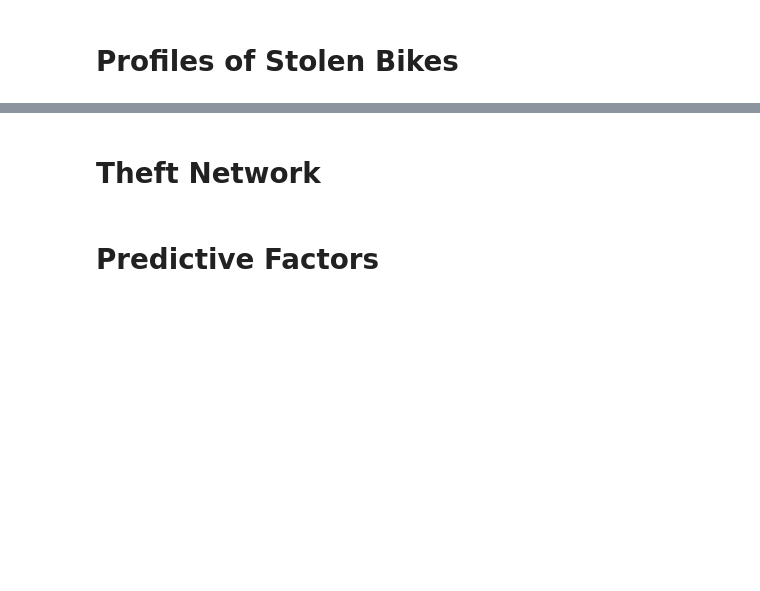
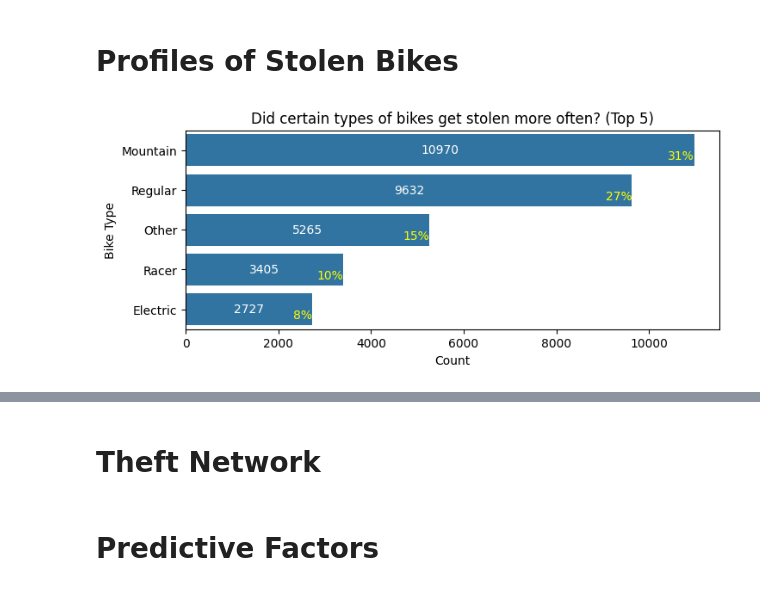
Before and after one commit to kvlrdhrs/Analysis-of-Bicycle-Thefts-in-Toronto, a Jupyter notebook: code.ipynb, the cells around one changed output, grey strips where cells are left out. Drawn from its saved outputs; the diff is of its cells as text; code cells hidden in the pictures; blank space fills up the shorter version.

```diff
--- a/code.ipynb
+++ b/code.ipynb
@@ -250,23 +250,17 @@ plt.show()
 # %% [markdown]
 # Geographical Analysis
 # %%
-import pandas as pd
 import folium
 from folium.plugins import HeatMap
 from geopy.geocoders import Nominatim
 
-# Отбросим пустые значения
-df.dropna(subset=['LONG_WGS84', 'LAT_WGS84'], inplace=True)
+df_map = df.dropna(subset=['LONG_WGS84', 'LAT_WGS84'])
 
-# Ограничим год с 2014
-df = df[df['OCC_YEAR'] >= 2014]
+df_map = df_map[df_map['OCC_YEAR'] >= 2014]
 
-# Создадим карту Торонто с помощью folium
-toronto_map = folium.Map(location=[43.7, -79.4], zoom_start=11)
+toronto_map1 = folium.Map(location=[43.7, -79.4], zoom_start=11)
 
-# Группируем данные по координатам и подсчитываем количество записей в каждой группе
-coordinates = df[['LAT_WGS84', 'LONG_WGS84']]
+coordinates = df_map[['LAT_WGS84', 'LONG_WGS84']]
 coordinates_counts = coordinates.groupby(coordinates.columns.tolist()).size().reset_index()
 coordinates_counts.columns = ['LAT_WGS84', 'LONG_WGS84', 'Count']
 
-# Создаем тепловую карту на основе координат и их подсчетов
@@ -274,4 +268,3 @@
-HeatMap(heat_data, radius=15).add_to(toronto_map)  # Устанавливаем радиус вручную
+HeatMap(heat_data, radius=15).add_to(toronto_map1)
 
-# Отображаем карту
-toronto_map.save('toronto_heatmap.html')
+toronto_map1.save('toronto_heatmap1.html')
@@ -289,23 +296,26 @@ df.replace({'BIKE_TYPE': {'BM':'BMX', 'EL':'Electric', 'FO':'Folding', 'MT':'Mou
 # %%
 # Excluding uncategorized and unknown types, mountain bikes, regular bikes, and racer bikes are the most frequently stolen.
 
 # Get top 5 bike types
 top_bike_types = df['BIKE_TYPE'].value_counts().nlargest(5)
 
 # Calculate percentage of all thefts
 total_thefts = df['BIKE_TYPE'].value_counts().sum()
 percentage_thefts = top_bike_types / total_thefts * 100
-
+plt.figure(figsize=(8, 3))
 # Create the horizontal bar plot using seaborn
 ax = sns.barplot(x=top_bike_types.values, y=top_bike_types.index, orient='h')
 ax.bar_label(ax.containers[0], fmt='%.0f', label_type='center', color='white')
 
 # Add percentages to the plot
 for i, p in enumerate(ax.patches):
     percentage = percentage_thefts[top_bike_types.index[i]]
     ax.annotate(f'{percentage:.0f}%', (p.get_x() + p.get_width() - 3, p.get_y() + p.get_height() / 2), ha='right', va='top', color='yellow')
 
 plt.xlabel('Count')
 plt.ylabel('Bike Type')
 plt.title('Did certain types of bikes get stolen more often? (Top 5)')
+
 plt.show()
+# %% [output]
+[figure, added]
```
Also changed, not shown: parts of 4 cells of this notebook, 2 other files.
